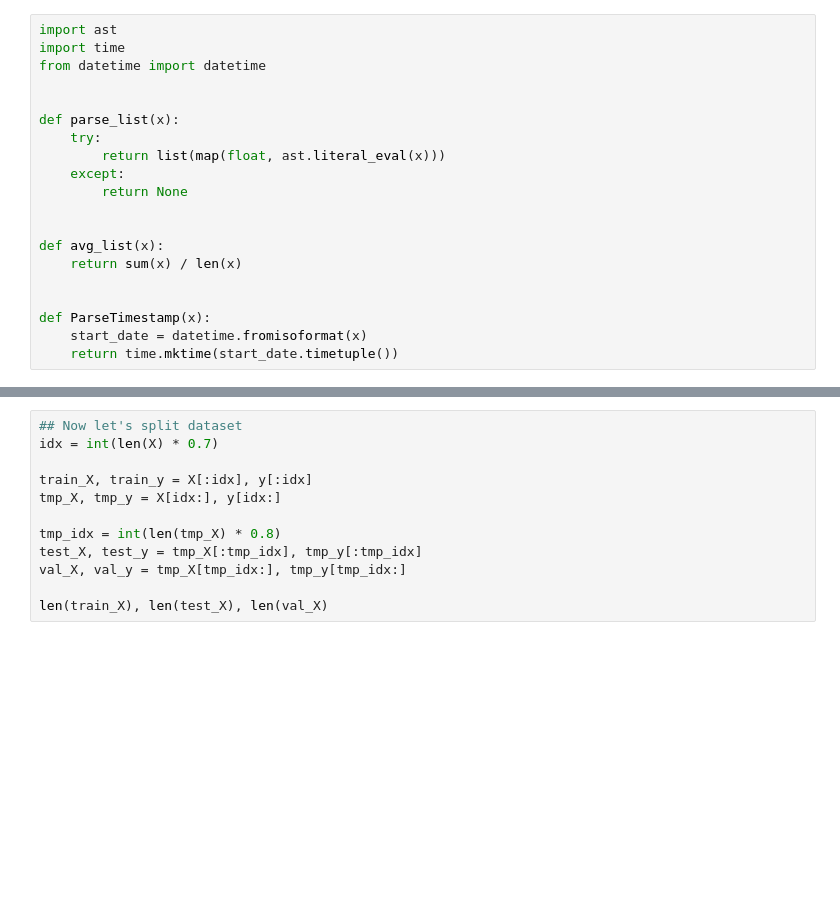
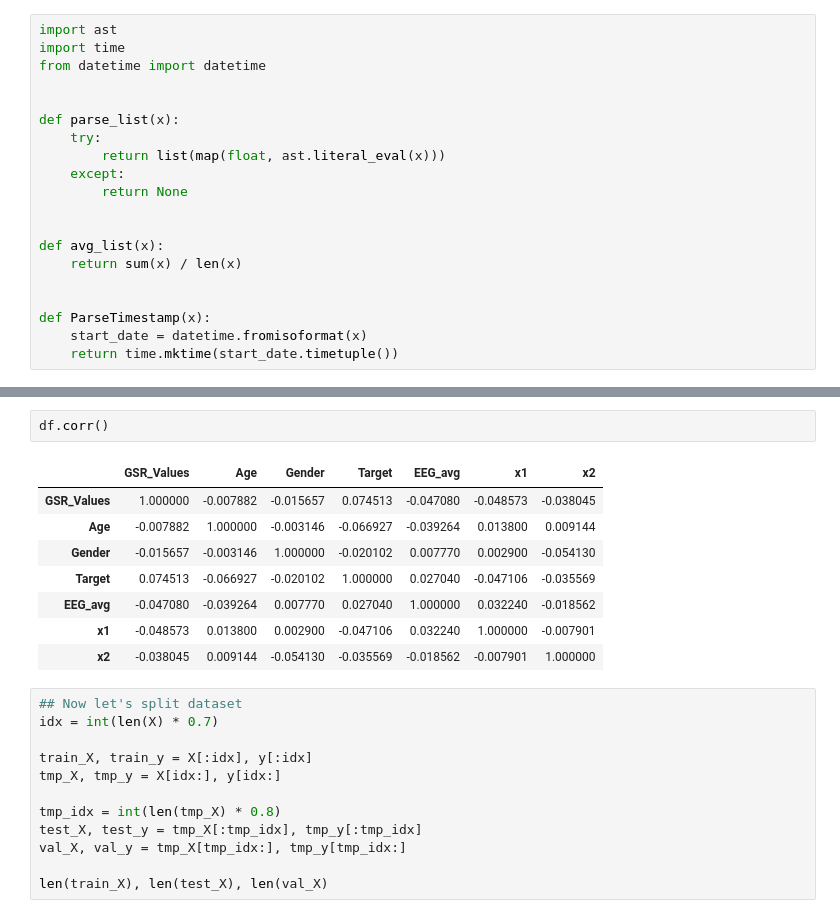
Before and after one commit to yousifnimah/Isolation-Forest, a Jupyter notebook: classifier.ipynb, the cells around one changed output, grey strips where cells are left out. Cells and saved outputs as stored; diff of their text form; blank space fills up the shorter version.

```diff
--- a/classifier.ipynb
+++ b/classifier.ipynb
@@ -172,3 +201,14 @@ plot_data()
+# %%
+df.corr()
+# %% [output]
+|  | GSR_Values | Age | Gender | Target | EEG_avg | x1 | x2 |
+| GSR_Values | 1.000000 | -0.007882 | -0.015657 | 0.074513 | -0.047080 | -0.048573 | -0.038045 |
+| Age | -0.007882 | 1.000000 | -0.003146 | -0.066927 | -0.039264 | 0.013800 | 0.009144 |
+| Gender | -0.015657 | -0.003146 | 1.000000 | -0.020102 | 0.007770 | 0.002900 | -0.054130 |
+| Target | 0.074513 | -0.066927 | -0.020102 | 1.000000 | 0.027040 | -0.047106 | -0.035569 |
+| EEG_avg | -0.047080 | -0.039264 | 0.007770 | 0.027040 | 1.000000 | 0.032240 | -0.018562 |
+| x1 | -0.048573 | 0.013800 | 0.002900 | -0.047106 | 0.032240 | 1.000000 | -0.007901 |
+| x2 | -0.038045 | 0.009144 | -0.054130 | -0.035569 | -0.018562 | -0.007901 | 1.000000 |
 # %%
 ## Now let's split dataset
 idx = int(len(X) * 0.7)
```
Also changed, not shown: parts of 14 cells of this notebook, 1 other file.
